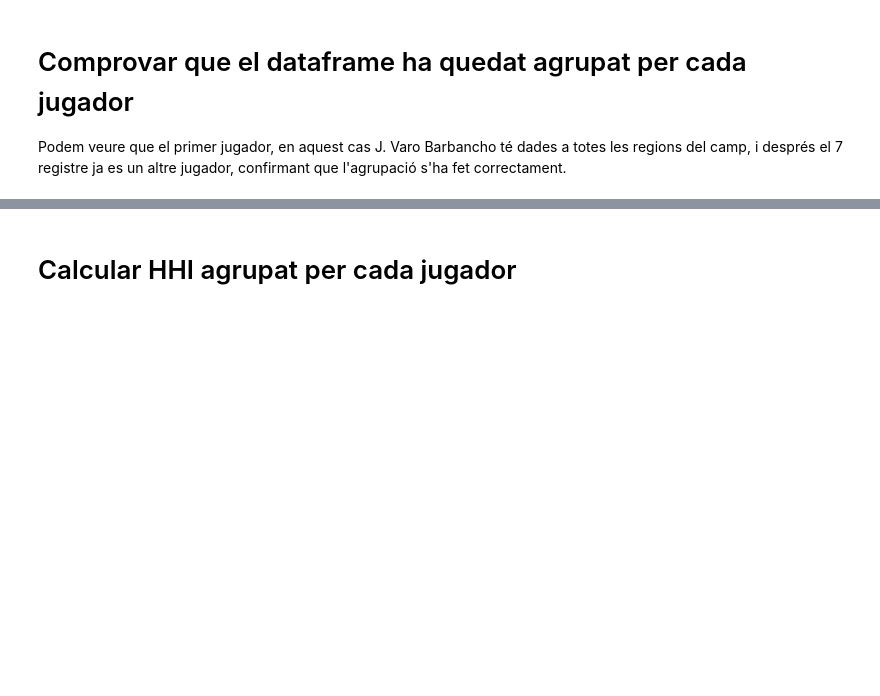
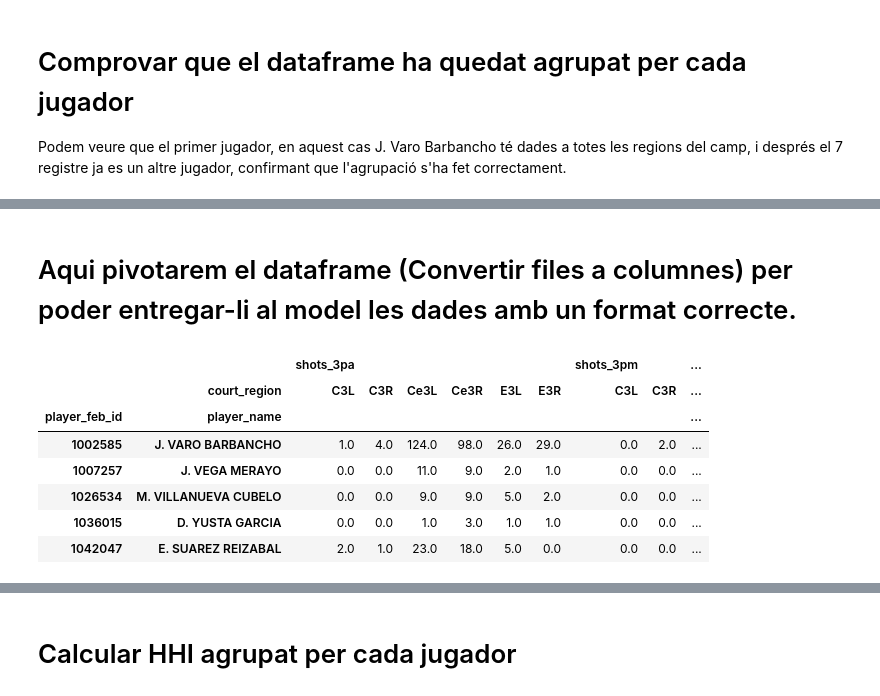
Before and after one commit to JoseGomez23/feb_jose_alvaro, a Jupyter notebook: feb_jose_alvaro.ipynb, the cells around one changed output, grey strips where cells are left out. Cells and saved outputs as stored; diff of their text form; code cells hidden in the pictures; blank space fills up the shorter version.

```diff
--- a/feb_jose_alvaro.ipynb
+++ b/feb_jose_alvaro.ipynb
@@ -232,7 +256,20 @@ Podem veure que el primer jugador, en aquest cas J. Varo Barbancho té dades a t
+# %% [markdown]
+# Aqui pivotarem el dataframe (Convertir files a columnes) per poder entregar-li al model les dades amb un format correcte.
 # %%
 df_pivot = df_players_3p.pivot_table(
     index=["player_feb_id", "player_name"],
     columns="court_region",
     values=["shots_3pa", "shots_3pm"],
     fill_value=0
 )
+
+df_pivot.head()
+# %% [output]
+|  |  | shots_3pa |  |  |  |  |  | shots_3pm |  | ... |
+|  | court_region | C3L | C3R | Ce3L | Ce3R | E3L | E3R | C3L | C3R | ... |
+| player_feb_id | player_name |  |  |  |  |  |  |  |  | ... |
+| 1002585 | J. VARO BARBANCHO | 1.0 | 4.0 | 124.0 | 98.0 | 26.0 | 29.0 | 0.0 | 2.0 | ... |
+| 1007257 | J. VEGA MERAYO | 0.0 | 0.0 | 11.0 | 9.0 | 2.0 | 1.0 | 0.0 | 0.0 | ... |
+| 1026534 | M. VILLANUEVA CUBELO | 0.0 | 0.0 | 9.0 | 9.0 | 5.0 | 2.0 | 0.0 | 0.0 | ... |
+| 1036015 | D. YUSTA GARCIA | 0.0 | 0.0 | 1.0 | 3.0 | 1.0 | 1.0 | 0.0 | 0.0 | ... |
+| 1042047 | E. SUAREZ REIZABAL | 2.0 | 1.0 | 23.0 | 18.0 | 5.0 | 0.0 | 0.0 | 0.0 | ... |
```
Also changed, not shown: parts of 27 cells of this notebook.
